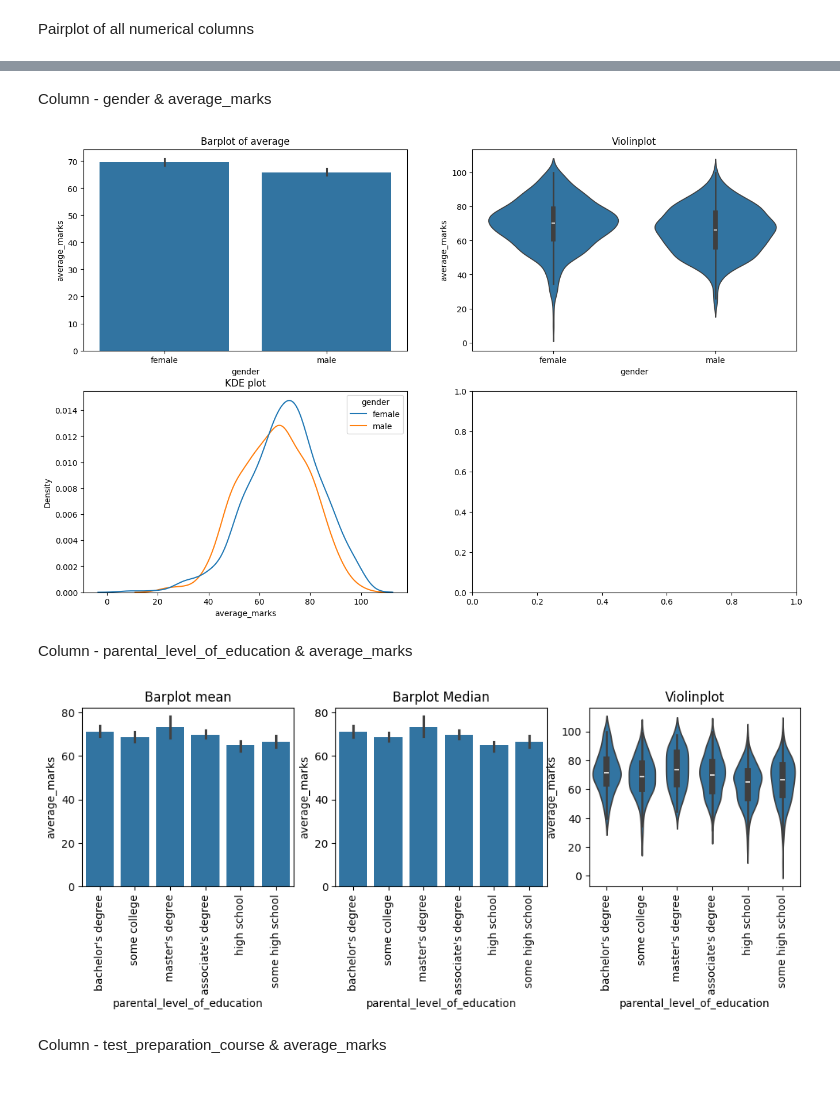
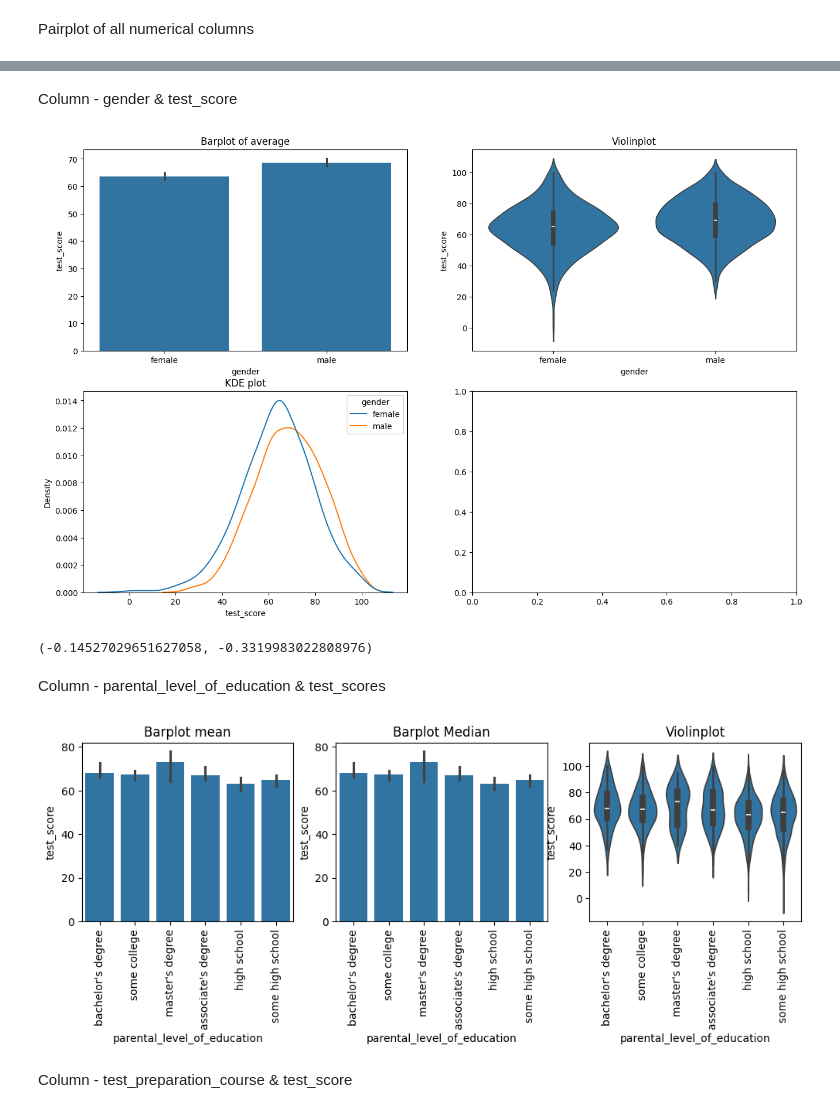
Before and after one commit to Aakash-Engineer/ML-project, a Jupyter notebook: notebooks/DATA_ANALYSIS.ipynb, the cells around one changed output, grey strips where cells are left out. Saved outputs shown, nothing was run; the diff lists cells and outputs as text; code cells hidden in the pictures.

Commit message:
Data ingestion

```diff
--- a/notebooks/DATA_ANALYSIS.ipynb
+++ b/notebooks/DATA_ANALYSIS.ipynb
@@ -124,14 +151,9 @@ dtype: int64
 # %%
 # convert data types of numeric columns from int 64 to int 32
 
-df['math_score'] = df['math_score'].astype('int32')
+df['test_score'] = df['test_score'].astype('int32')
 df['reading_score'] = df['reading_score'].astype('int32')
 df['writing_score'] = df['writing_score'].astype('int32')
-# %%
-# Add column average marks and total marks
-
-df['average_marks'] = (df['math_score'] + df['reading_score'] + df['writing_score']) / 3
-df['total_marks'] = df['math_score'] + df['reading_score'] + df['writing_score']
 # %%
 df
 # %% [output]
@@ -440,21 +466,21 @@ sns.pairplot(df[['math_score', 'reading_score', 'writing_score', 'average_marks'
 # %% [markdown]
-Column - gender & average_marks
+Column - gender & test_score
 # %%
 # Relationship between gender and average marks
 fig, ax = plt.subplots(nrows=2, ncols=2, figsize=(16, 10))
 
-sns.barplot(data=df, x='gender', y='average_marks', ax=ax[0, 0])
+sns.barplot(data=df, x='gender', y='test_score', ax=ax[0, 0])
 ax[0, 0].set_title('Barplot of average')
 
-sns.violinplot(x='gender', y='average_marks', data=df, ax=ax[0,1], orient='v')
+sns.violinplot(x='gender', y='test_score', data=df, ax=ax[0,1], orient='v')
 ax[0,1].set_title('Violinplot')
 
-sns.kdeplot(data=df, x='average_marks', hue='gender', ax=ax[1,0])
+sns.kdeplot(data=df, x='test_score', hue='gender', ax=ax[1,0])
 ax[1,0].set_title('KDE plot')
 
 plt.show()
 # %% [output]
-[figure, old version]
+[figure, new version]
 # %%
 # Observation
 
@@ -463,30 +489,34 @@ plt.show()
+# %%
+df[df['gender'] == 'male']['test_score'].skew(), df[df['gender'] == 'female']['test_score'].skew()
+# %% [output]
+(-0.14527029651627058, -0.3319983022808976)
 # %% [markdown]
-Column - parental_level_of_education & average_marks
+Column - parental_level_of_education & test_scores
 # %%
 # Relationship between parent_level_of_education and average marks
 fig, ax = plt.subplots(nrows=1, ncols=3, figsize=(12, 3))
 
-sns.barplot(data=df, x='parental_level_of_education', y='average_marks', ax=ax[0], estimator=np.median)
+sns.barplot(data=df, x='parental_level_of_education', y='test_score', ax=ax[0], estimator=np.median)
 ax[0].set_title('Barplot mean')
 ax[0].set_xticklabels(ax[0].get_xticklabels(), rotation=90)
 
-sns.barplot(data=df, x='parental_level_of_education', y='average_marks', ax=ax[1], estimator=np.median)
+sns.barplot(data=df, x='parental_level_of_education', y='test_score', ax=ax[1], estimator=np.median)
 ax[1].set_xticklabels(ax[1].get_xticklabels(), rotation=90)
 ax[1].set_title('Barplot Median')
 
-sns.violinplot(x='parental_level_of_education', y='average_marks', data=df, ax=ax[2], orient='v')
+sns.violinplot(x='parental_level_of_education', y='test_score', data=df, ax=ax[2], orient='v')
 ax[2].set_title('Violinplot')
 ax[2].set_xticklabels(ax[2].get_xticklabels(), rotation=90)
 
 plt.show()
 # %% [output]
-[figure, old version]
+[figure, new version]
 # %%
 # Observations
 
     # 1. Higher the education of parents, higher the average marks of students
 # %% [markdown]
-Column - test_preparation_course & average_marks
+Column - test_preparation_course & test_score
 # %%
 # Relationship
 # Relationship between parent_level_of_education and average marks
```
Also changed, not shown: parts of 27 cells of this notebook, 12 other files.
